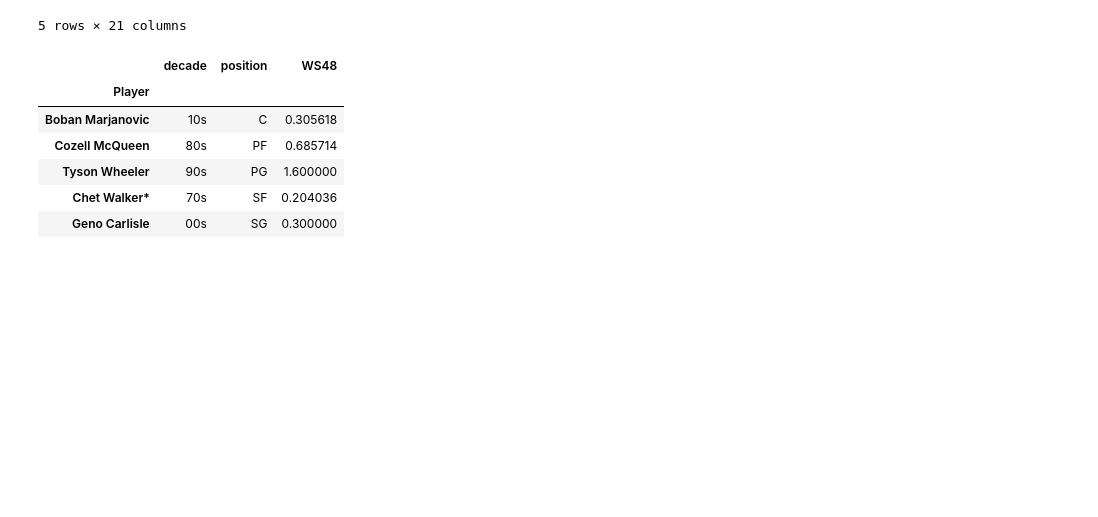
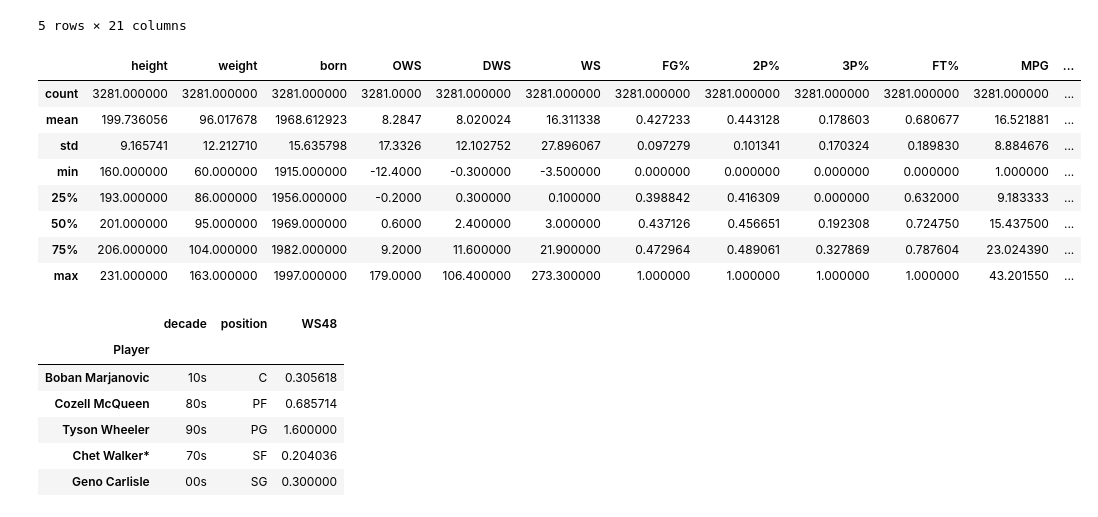
Before and after one commit to tmacdwh1986/kaggle-nba-player-stats, a Jupyter notebook: notebooks/3.0-PH-points-prediction.ipynb, the cells around one changed output. Cells and saved outputs as stored; diff of their text form; code cells hidden in the pictures; blank space fills up the shorter version.

```diff
--- a/notebooks/3.0-PH-points-prediction.ipynb
+++ b/notebooks/3.0-PH-points-prediction.ipynb
@@ -23,6 +26,18 @@ players_df.head()
 | Jim Paxson | 198.0 | 90.0 | University of Dayton | 1932.0 | Pennville | Indiana | (80s, 90s) | (PG, SG) | 38.7 | 16.0 | ... |
 | Hot Rod | 193.0 | 83.0 | NaN | 1935.0 | NaN | NaN | (80s, 90s) | (PF, C) | 33.5 | 36.9 | ... |
 5 rows × 21 columns
+# %%
+players_df.describe()
+# %% [output]
+|  | height | weight | born | OWS | DWS | WS | FG% | 2P% | 3P% | FT% | MPG | ... |
+| count | 3281.000000 | 3281.000000 | 3281.000000 | 3281.0000 | 3281.000000 | 3281.000000 | 3281.000000 | 3281.000000 | 3281.000000 | 3281.000000 | 3281.000000 | ... |
+| mean | 199.736056 | 96.017678 | 1968.612923 | 8.2847 | 8.020024 | 16.311338 | 0.427233 | 0.443128 | 0.178603 | 0.680677 | 16.521881 | ... |
+| std | 9.165741 | 12.212710 | 15.635798 | 17.3326 | 12.102752 | 27.896067 | 0.097279 | 0.101341 | 0.170324 | 0.189830 | 8.884676 | ... |
+| min | 160.000000 | 60.000000 | 1915.000000 | -12.4000 | -0.300000 | -3.500000 | 0.000000 | 0.000000 | 0.000000 | 0.000000 | 1.000000 | ... |
+| 25% | 193.000000 | 86.000000 | 1956.000000 | -0.2000 | 0.300000 | 0.100000 | 0.398842 | 0.416309 | 0.000000 | 0.632000 | 9.183333 | ... |
+| 50% | 201.000000 | 95.000000 | 1969.000000 | 0.6000 | 2.400000 | 3.000000 | 0.437126 | 0.456651 | 0.192308 | 0.724750 | 15.437500 | ... |
+| 75% | 206.000000 | 104.000000 | 1982.000000 | 9.2000 | 11.600000 | 21.900000 | 0.472964 | 0.489061 | 0.327869 | 0.787604 | 23.024390 | ... |
+| max | 231.000000 | 163.000000 | 1997.000000 | 179.0000 | 106.400000 | 273.300000 | 1.000000 | 1.000000 | 1.000000 | 1.000000 | 43.201550 | ... |
 # %%
 best_team_df = pd.read_csv('../data/processed/best_team.csv', header=0, index_col=0, sep=',')
 best_team_df
```
Also changed, not shown: parts of 9 cells of this notebook.
